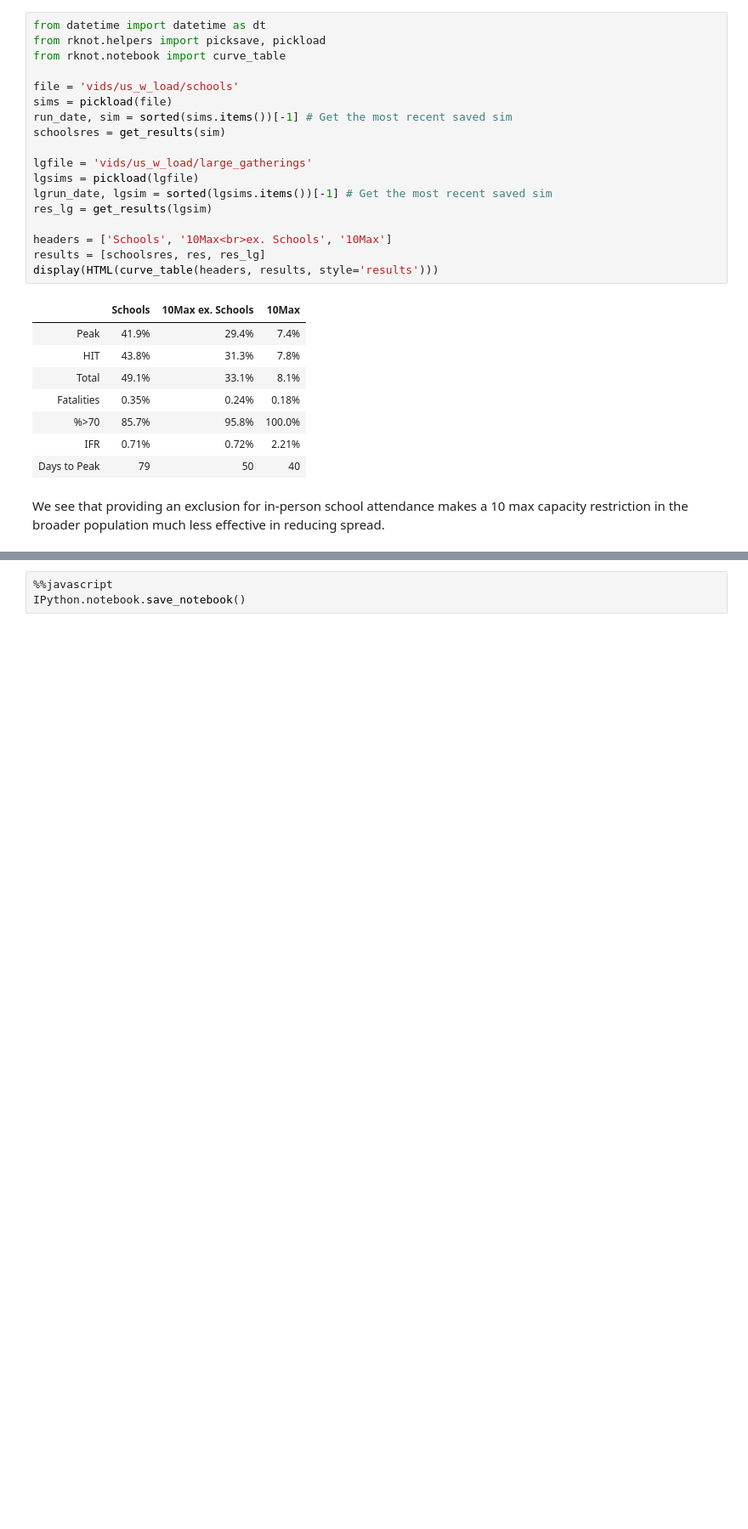
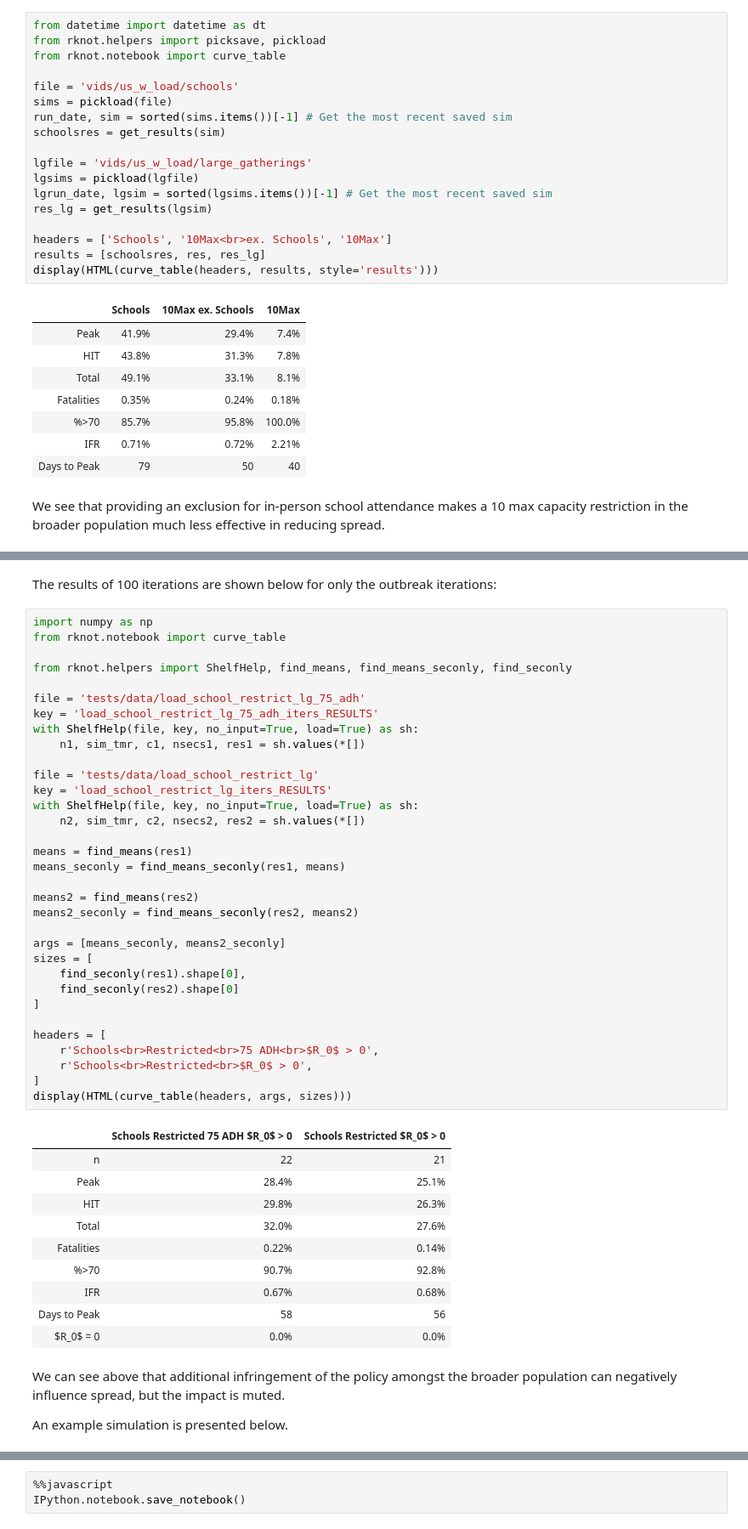
Before and after one commit to rjskene/rknotdocs, a Jupyter notebook: docs/load.ipynb, the cells around one changed output, grey strips where cells are left out. Shown at 85% size. Drawn from its saved outputs; the diff is of its cells as text; blank space fills up the shorter version.

```diff
--- a/docs/load.ipynb
+++ b/docs/load.ipynb
@@ -2200,0 +2226,50 @@ We see that providing an exclusion for in-person school attendance makes a 10 ma
+# %% [markdown]
+The results of 100 iterations are shown below for only the outbreak iterations:
+# %%
+import numpy as np
+from rknot.notebook import curve_table
+
+from rknot.helpers import ShelfHelp, find_means, find_means_seconly, find_seconly
+
+file = 'tests/data/load_school_restrict_lg_75_adh'
+key = 'load_school_restrict_lg_75_adh_iters_RESULTS'
+with ShelfHelp(file, key, no_input=True, load=True) as sh:
+    n1, sim_tmr, c1, nsecs1, res1 = sh.values(*[])
+
+file = 'tests/data/load_school_restrict_lg'
+key = 'load_school_restrict_lg_iters_RESULTS'
+with ShelfHelp(file, key, no_input=True, load=True) as sh:
+    n2, sim_tmr, c2, nsecs2, res2 = sh.values(*[])
+
+means = find_means(res1)
+means_seconly = find_means_seconly(res1, means)
+
+means2 = find_means(res2)
+means2_seconly = find_means_seconly(res2, means2)
+
+args = [means_seconly, means2_seconly]
+sizes = [
+    find_seconly(res1).shape[0],
+    find_seconly(res2).shape[0]
+]
+
+headers = [
+    r'Schools<br>Restricted<br>75 ADH<br>$R_0$ > 0',
+    r'Schools<br>Restricted<br>$R_0$ > 0',
+]
+display(HTML(curve_table(headers, args, sizes)))
+# %% [output]
+|  | Schools Restricted 75 ADH $R_0$ > 0 | Schools Restricted $R_0$ > 0 |
+| n | 22 | 21 |
+| Peak | 28.4% | 25.1% |
+| HIT | 29.8% | 26.3% |
+| Total | 32.0% | 27.6% |
+| Fatalities | 0.22% | 0.14% |
+| %>70 | 90.7% | 92.8% |
+| IFR | 0.67% | 0.68% |
+| Days to Peak | 58 | 56 |
+| $R_0$ = 0 | 0.0% | 0.0% |
+# %% [markdown]
+We can see above that additional infringement of the policy amongst the broader population can negatively influence spread, but the impact is muted.
+
+An example simulation is presented below.
```
Also changed, not shown: parts of 26 cells of this notebook, 11 other files.
